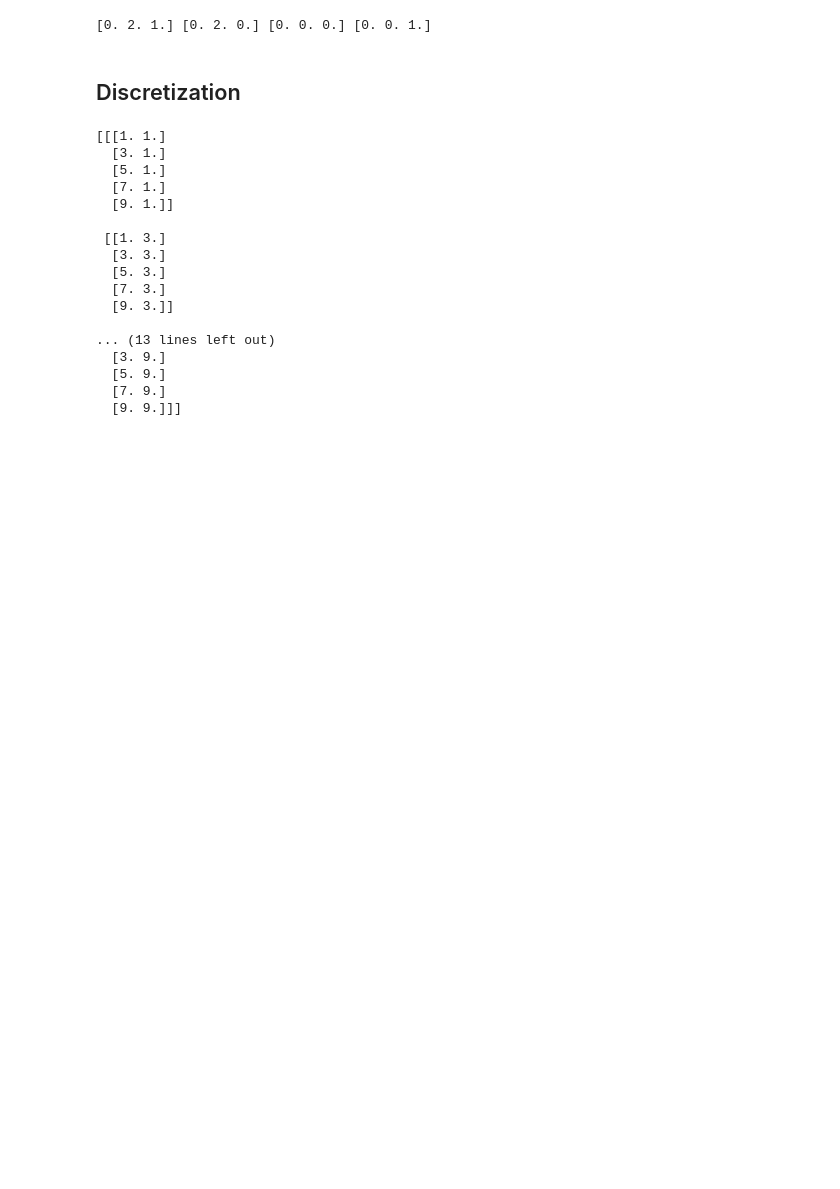
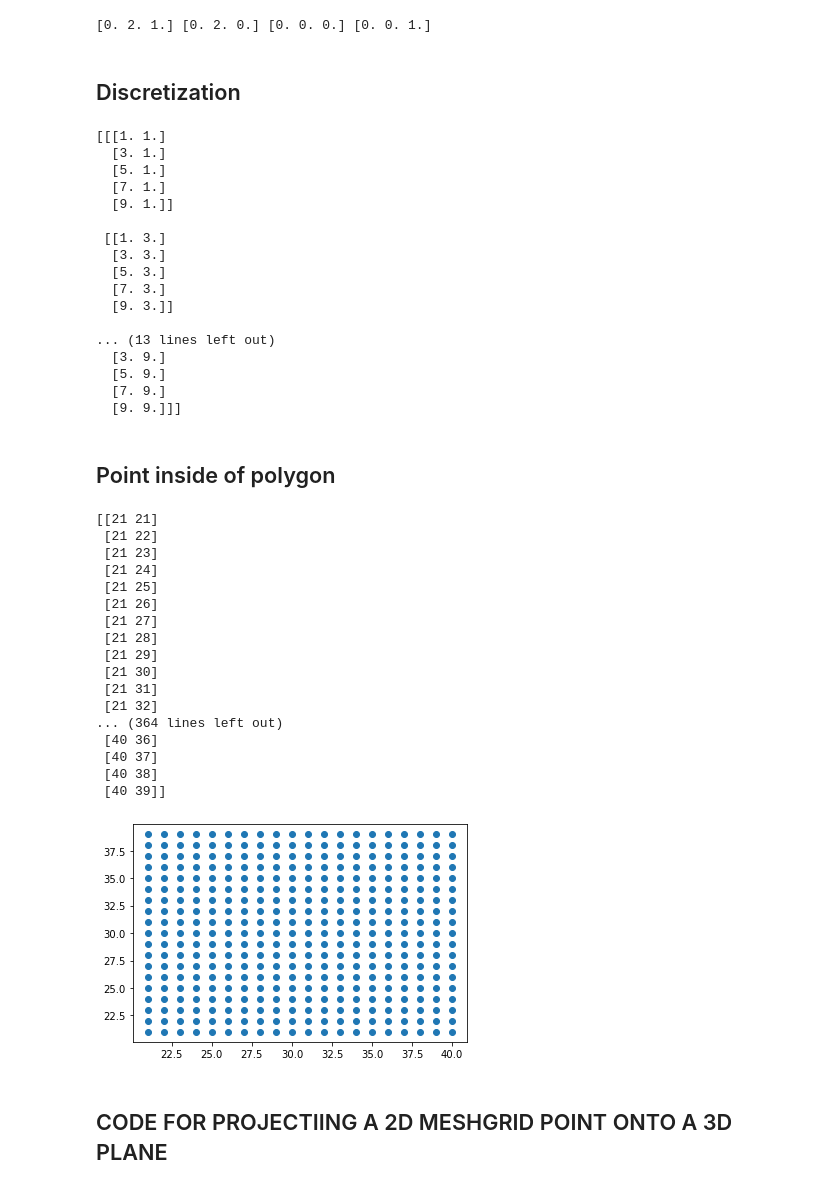
Before and after one commit to jufgutierrezgo/rs-vlc-model, a Jupyter notebook: functions.ipynb, the cells around one changed output. Drawn from its saved outputs; the diff is of its cells as text; code cells hidden in the pictures; blank space fills up the shorter version.

```diff
--- a/functions.ipynb
+++ b/functions.ipynb
@@ -81,3 +81,69 @@ print(cell_centers)
   [5. 9.]
   [7. 9.]
   [9. 9.]]]
+# %% [markdown]
+## Point inside of polygon
+# %%
+import numpy as np
+import matplotlib.pyplot as plt
+
+def point_inside_polygon(x, y, poly):
+    """Return True if the point x, y is inside the polygon defined by the list of vertices poly."""
+    n = len(poly)
+    inside = False
+
+    p1x, p1y = poly[0]
+    for i in range(n+1):
+        p2x, p2y = poly[i % n]
+        if y > min(p1y, p2y):
+            if y <= max(p1y, p2y):
+                if x <= max(p1x, p2x):
+                    if p1y != p2y:
+                        x_inters = (y - p1y) * (p2x - p1x) / (p2y - p1y) + p1x
+                    if p1x == p2x or x <= x_inters:
+                        inside = not inside
+        p1x, p1y = p2x, p2y
+
+    return inside
+
+# Define polygon vertices
+poly_vertices = np.array([[20, 20], [20, 40], [40, 40], [40, 20]])
+
+# Define meshgrid
+x = np.arange(0, 60)
+y = np.arange(0, 40)
+xx, yy = np.meshgrid(x, y)
+
+# Get points inside polygon
+points_inside = []
+for i in range(len(x)):
+    for j in range(len(y)):
+        if point_inside_polygon(xx[j,i], yy[j,i], poly_vertices):
+            points_inside.append([xx[j,i], yy[j,i]])
+
+points_inside = np.array(points_inside)
+# print(points_inside)
+
+plt.scatter(points_inside[:,0],points_inside[:,1])
+plt.show()
+# %% [output]
+[[21 21]
+ [21 22]
+ [21 23]
+ [21 24]
+ [21 25]
+ [21 26]
+ [21 27]
+ [21 28]
+ [21 29]
+ [21 30]
+ [21 31]
+ [21 32]
+... (364 lines left out)
+ [40 36]
+ [40 37]
+ [40 38]
+ [40 39]]
+[figure, added]
+# %% [markdown]
+## CODE FOR PROJECTIING A 2D MESHGRID POINT ONTO A 3D PLANE
```
Also changed, not shown: parts of 1 cell of this notebook, 3 other files.
